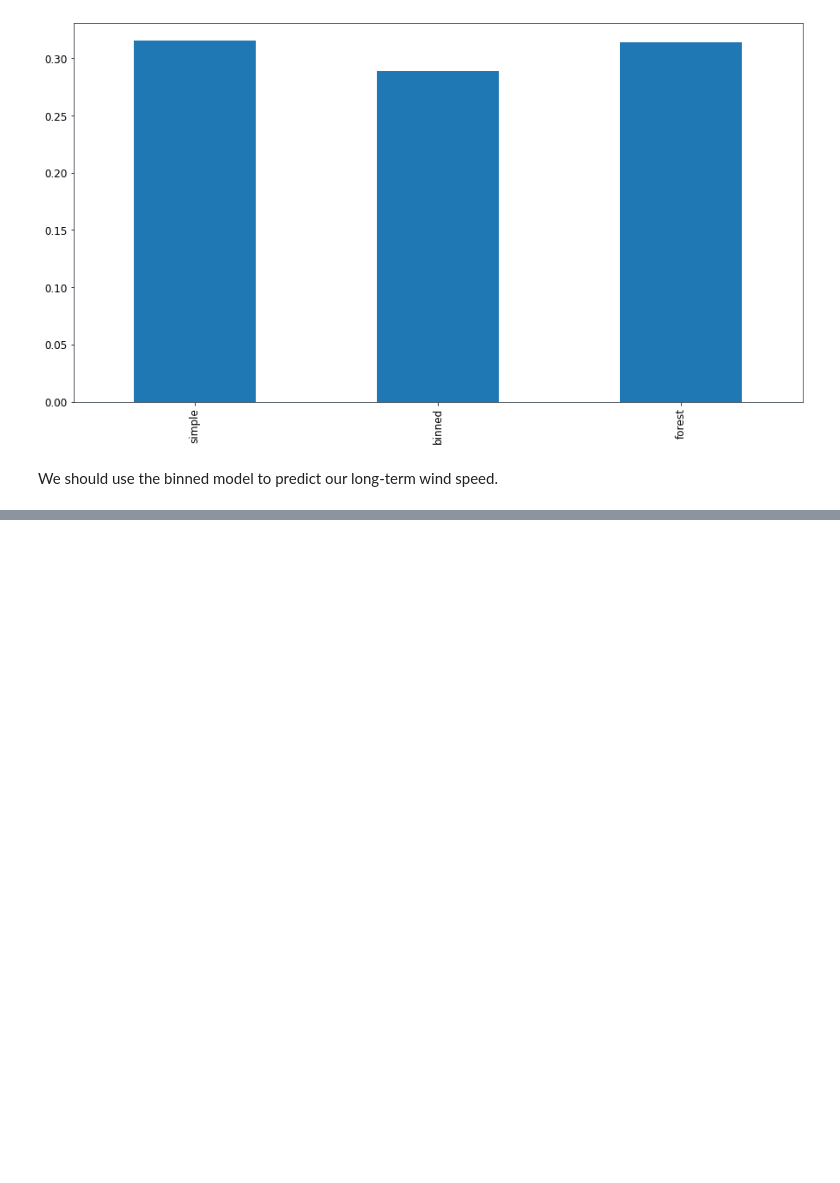
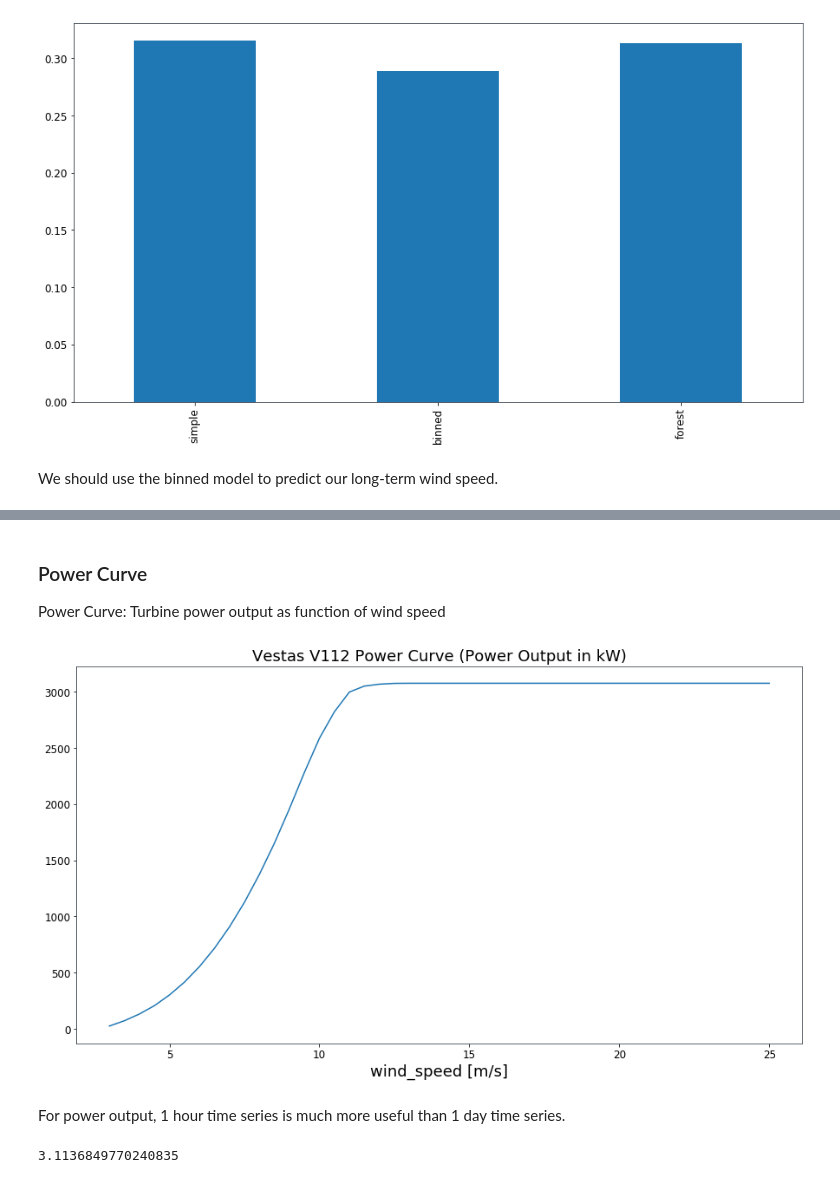
Before and after one commit to flrs/predicting_the_wind, a Jupyter notebook: presentation.ipynb, the cells around one changed output, grey strips where cells are left out. Cells and saved outputs as stored; diff of their text form; code cells hidden in the pictures; blank space fills up the shorter version.

```diff
--- a/presentation.ipynb
+++ b/presentation.ipynb
@@ -430,0 +712,30 @@ Apply at [bit.ly/2xsWcln](https://bit.ly/2xsWcln) or scan this code:
+# %% [markdown]
+### Power Curve
+
+Power Curve: Turbine power output as function of wind speed
+# %%
+power_curve = pd.read_csv('./data/vestas_v112_power_curve.csv', index_col=0).iloc[:,0]
+power_curve.index.name = 'wind_speed [m/s]'
+power_curve.name = 'power'
+power_curve.plot(title='Vestas V112 Power Curve (Power Output in kW)');
+# %% [output]
+[figure, added]
+# %% [markdown]
+For power output, 1 hour time series is much more useful than 1 day time series.
+# %%
+# Predict 1h time series at turbine height
+
+bin_predictions = []
+for dir_bin, beta in zip(dir_bins, betas):
+    lt_data_in_bin = lt_data['era5_0'][lt_data['era5_0']['dir'].map(lambda x: x in(dir_bin))]['spd']
+
+    bin_prediction = f(beta, lt_data_in_bin)
+    bin_predictions.append(bin_prediction)
+lt_speed_time_series_at_mast = pd.concat(bin_predictions, axis=0).sort_index()
+measured_data = data['spd_58'].resample('1h').mean()
+lt_speed_time_series_at_mast[measured_data.index] = measured_data
+lt_speed_time_series_at_turbine = lt_mean_speed_at_turbine/lt_speed_time_series_at_mast.mean()*lt_speed_time_series_at_mast
+
+print(lt_speed_time_series_at_turbine.mean())
+# %% [output]
+3.1136849770240835
```
Also changed, not shown: parts of 69 cells of this notebook, 2 other files.
